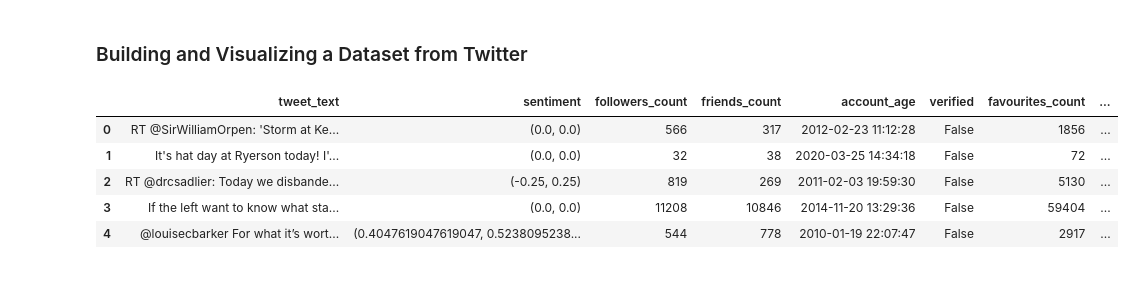
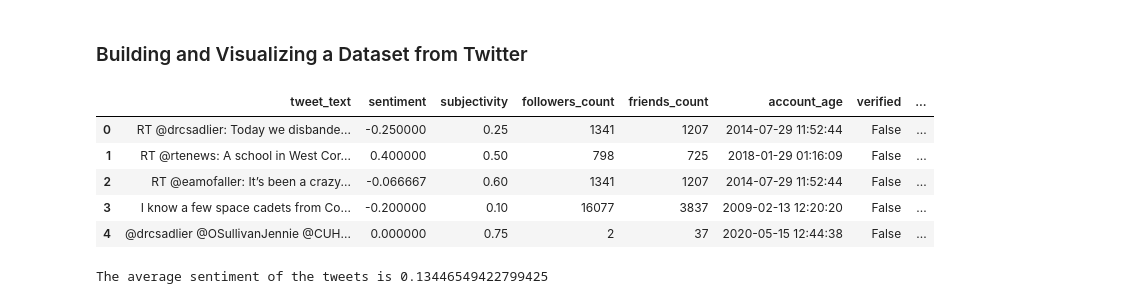
Before and after one commit to JimmyCollins/NLP, a Jupyter notebook: sentiment-analysis-2.ipynb, the cells around one changed output. Cells and saved outputs as stored; diff of their text form; code cells hidden in the pictures.

```diff
--- a/sentiment-analysis-2.ipynb
+++ b/sentiment-analysis-2.ipynb
@@ -18,36 +18,47 @@ twitter_auth = tweepy.OAuthHandler(consumer_key, consumer_key_secret)
 api = tweepy.API(twitter_auth)
 # %%
 # Let's grab a bunch of tweets
-tweets = api.search("cork", count=1000)
+tweets = api.search("cork", count=500)
 # %%
-# Storing a bunch of features from the tweets that may be useful for ML later
-df = pd.DataFrame(columns=('tweet_text', 'sentiment',
+# Storing features from the tweets that will be useful for ML later
+df = pd.DataFrame(columns=('tweet_text', 'sentiment', 'subjectivity',
                            'followers_count', 'friends_count',
                            'account_age', 'verified',
                            'favourites_count', 'tweets'))
 
+# Remove duplicates
+df.sort_values("tweet_text", inplace = True)
+df.drop_duplicates(subset ="tweet_text", keep = False, inplace = True)
+
+
 # Note: Removing any URL's in the tweet text here also
 for tweet in tweets:
     sentimentText = TextBlob(tweet.text)
-    df = df.append({'tweet_text': re.sub(r'http\S+', '', tweet.text), 'sentiment': sentimentText.sentiment,
+    df = df.append({'tweet_text': re.sub(r'http\S+', '', tweet.text),
+                    'sentiment': sentimentText.sentiment.polarity,
+                    'subjectivity': sentimentText.sentiment.subjectivity,
                     'followers_count': tweet.user.followers_count,
                     'friends_count': tweet.user.friends_count,
                     'account_age': tweet.user.created_at,  # TODO: Convert to number of days since account creation
                     'verified': tweet.user.verified,
                     'favourites_count': tweet.user.favourites_count,
                     'tweets': tweet.user.statuses_count},
                    ignore_index=True)
 
 df.head()
-
-# TODO: Remove duplicates and RT's
 # %% [output]
-|  | tweet_text | sentiment | followers_count | friends_count | account_age | verified | favourites_count | ... |
-| 0 | RT @SirWilliamOrpen: 'Storm at Ke... | (0.0, 0.0) | 566 | 317 | 2012-02-23 11:12:28 | False | 1856 | ... |
-| 1 | It's hat day at Ryerson today! I'... | (0.0, 0.0) | 32 | 38 | 2020-03-25 14:34:18 | False | 72 | ... |
-| 2 | RT @drcsadlier: Today we disbande... | (-0.25, 0.25) | 819 | 269 | 2011-02-03 19:59:30 | False | 5130 | ... |
-| 3 | If the left want to know what sta... | (0.0, 0.0) | 11208 | 10846 | 2014-11-20 13:29:36 | False | 59404 | ... |
-| 4 | @louisecbarker For what it’s wort... | (0.4047619047619047, 0.5238095238... | 544 | 778 | 2010-01-19 22:07:47 | False | 2917 | ... |
+|  | tweet_text | sentiment | subjectivity | followers_count | friends_count | account_age | verified | ... |
+| 0 | RT @drcsadlier: Today we disbande... | -0.250000 | 0.25 | 1341 | 1207 | 2014-07-29 11:52:44 | False | ... |
+| 1 | RT @rtenews: A school in West Cor... | 0.400000 | 0.50 | 798 | 725 | 2018-01-29 01:16:09 | False | ... |
+| 2 | RT @eamofaller: It’s been a crazy... | -0.066667 | 0.60 | 1341 | 1207 | 2014-07-29 11:52:44 | False | ... |
+| 3 | I know a few space cadets from Co... | -0.200000 | 0.10 | 16077 | 3837 | 2009-02-13 12:20:20 | False | ... |
+| 4 | @drcsadlier @OSullivanJennie @CUH... | 0.000000 | 0.75 | 2 | 37 | 2020-05-15 12:44:38 | False | ... |
+# %%
+# Average sentiment of the tweets?
+
+print ("The average sentiment of the tweets is {} ".format(df["sentiment"].mean()))
+# %% [output]
+The average sentiment of the tweets is 0.13446549422799425
 # %%
 from wordcloud import WordCloud, STOPWORDS
 import matplotlib.pyplot as plt
```
Also changed, not shown: parts of 1 cell of this notebook.
